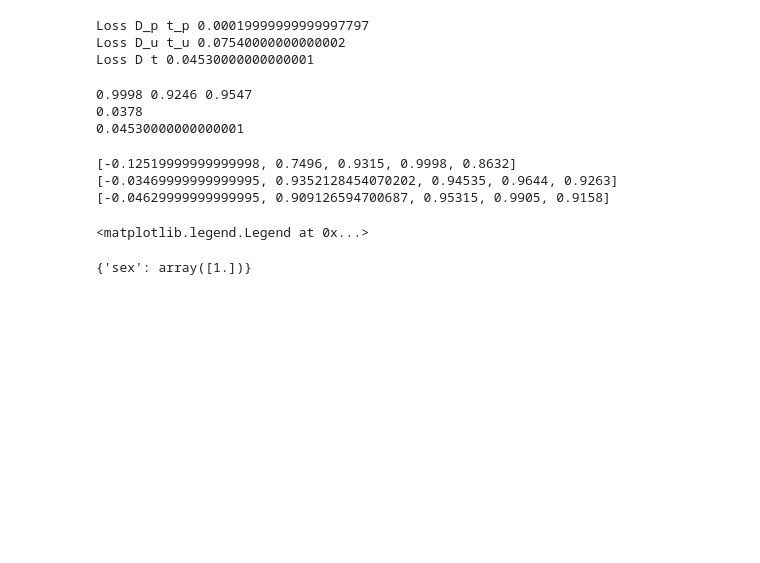
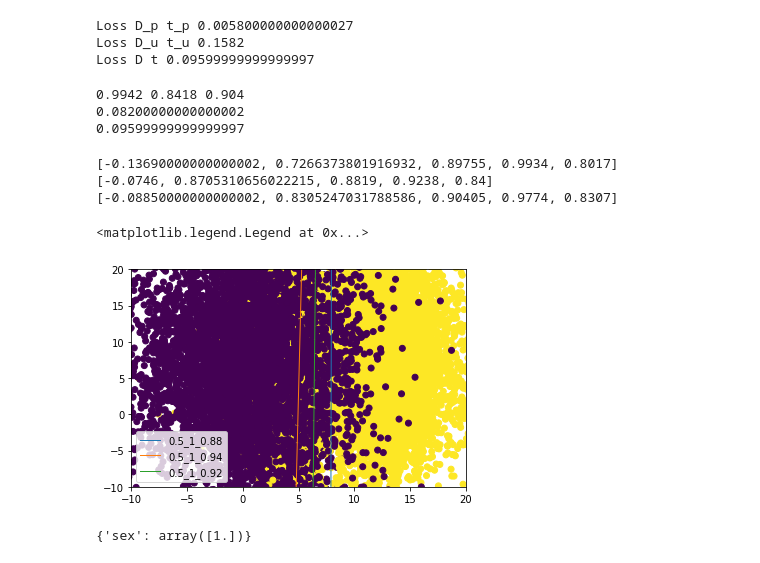
Before and after one commit to rakinhaider/Inherent-AI-Bias, a Jupyter notebook: notebooks/Groupwise Classifier Performance.ipynb, the cells around one changed output. Drawn from its saved outputs; the diff is of its cells as text; code cells hidden in the pictures; blank space fills up the shorter version.

Commit message:
real oversampled compas dataset used.

```diff
--- a/notebooks/Groupwise Classifier Performance.ipynb
+++ b/notebooks/Groupwise Classifier Performance.ipynb
@@ -238,6 +178,6 @@ plt.ylim(0, 0.2)
 # %%
 model_type = LogisticRegression
-train_fd, test_fd = get_datasets(10000, 2, kwargs, test_random_state=23)
+train_fd, test_fd = get_datasets(10000, 1, 1, kwargs, test_random_state=23)
 pmod, pmod_results = get_groupwise_preformance(train_fd, test_fd, model_type,
                                                privileged=True)
 umod, umod_results = get_groupwise_preformance(train_fd, test_fd, model_type,
@@ -254,9 +197,9 @@ print("Loss D_p t_p", 1 - pmod_results[3])
 print("Loss D_u t_u", 1 - umod_results[4])
 print("Loss D t", 1 - mod_results[2])
 # %% [output]
-Loss D_p t_p 0.00019999999999997797
-Loss D_u t_u 0.07540000000000002
-Loss D t 0.04530000000000001
+Loss D_p t_p 0.005800000000000027
+Loss D_u t_u 0.1582
+Loss D t 0.09599999999999997
 # %%
 mods = [pmod, umod, mod]
 mods_results = [pmod_results, umod_results, mod_results]
@@ -283,9 +226,9 @@ print((beta*min_loss_p + 1*min_loss_u)/(1+beta))
 print(min_loss)
 assert round(min_loss, 8) - round((beta*min_loss_p + 1*min_loss_u)/(1+beta), 8) >= 0
 # %% [output]
-0.9998 0.9246 0.9547
-0.0378
-0.04530000000000001
+0.9942 0.8418 0.904
+0.08200000000000002
+0.09599999999999997
 # %%
 ptrain_results = get_classifier_metrics(pmod, train_fd)
 
@@ -297,20 +240,21 @@ train_results = get_classifier_metrics(mod, train_fd)
 
 print(train_results)
 # %% [output]
-[-0.12519999999999998, 0.7496, 0.9315, 0.9998, 0.8632]
-[-0.03469999999999995, 0.9352128454070202, 0.94535, 0.9644, 0.9263]
-[-0.04629999999999995, 0.909126594700687, 0.95315, 0.9905, 0.9158]
+[-0.13690000000000002, 0.7266373801916932, 0.89755, 0.9934, 0.8017]
+[-0.0746, 0.8705310656022215, 0.8819, 0.9238, 0.84]
+[-0.08850000000000002, 0.8305247031788586, 0.90405, 0.9774, 0.8307]
 # %%
 plot_lr_boundary(pmod, plt, '_'.join([str(x) for x in [alpha, beta, 0.88]]))
 plot_lr_boundary(umod, plt, '_'.join([str(x) for x in [alpha, beta, 0.94]]))
 plot_lr_boundary(mod, plt, '_'.join([str(x) for x in [alpha, beta, 0.92]]))
 test_fd_x, test_fd_y = train_fd.get_xy(keep_protected=False)
-plt.scatter(test_fd_x['0'], test_fd_x['1'], c=test_fd_y, label=None)
+plt.scatter(test_fd_x['r_0'], test_fd_x['f_0'], c=test_fd_y, label=None)
 plt.xlim(-10, 20)
 plt.ylim(-10, 20)
 plt.legend()
 # %% [output]
 <matplotlib.legend.Legend at 0x...>
+[figure, added]
 # %%
 dict(zip(test_fd.protected_attribute_names, test_fd.privileged_protected_attributes))
 # %% [output]
```
Also changed, not shown: parts of 24 cells of this notebook, 13 other files.
